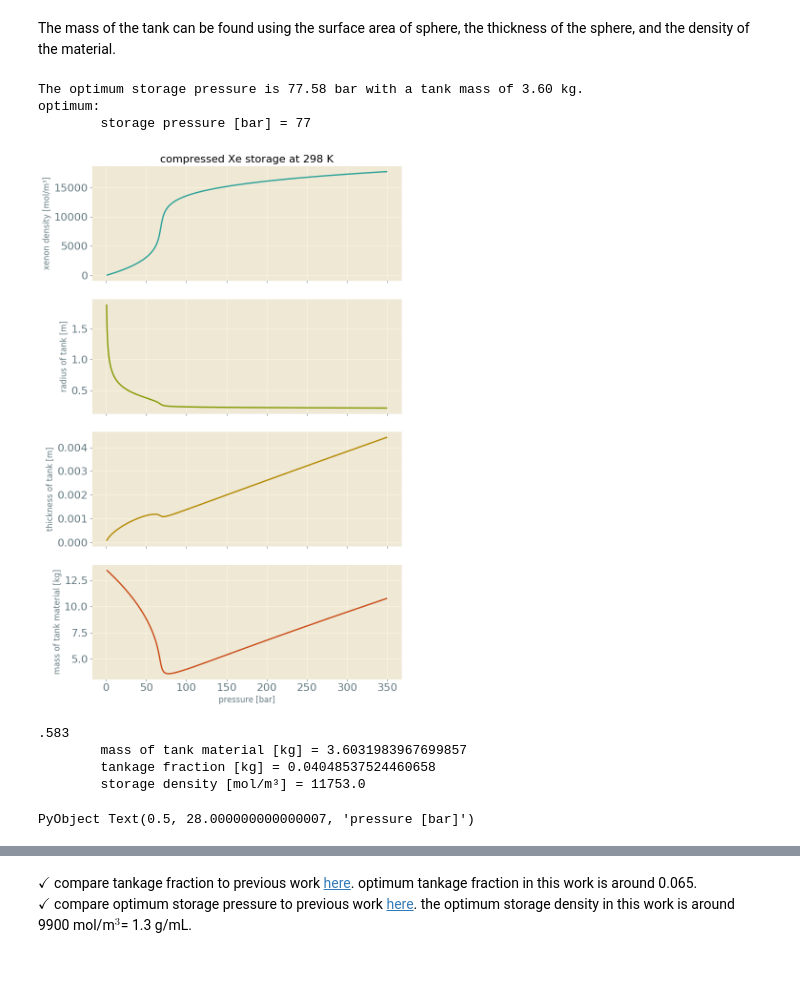
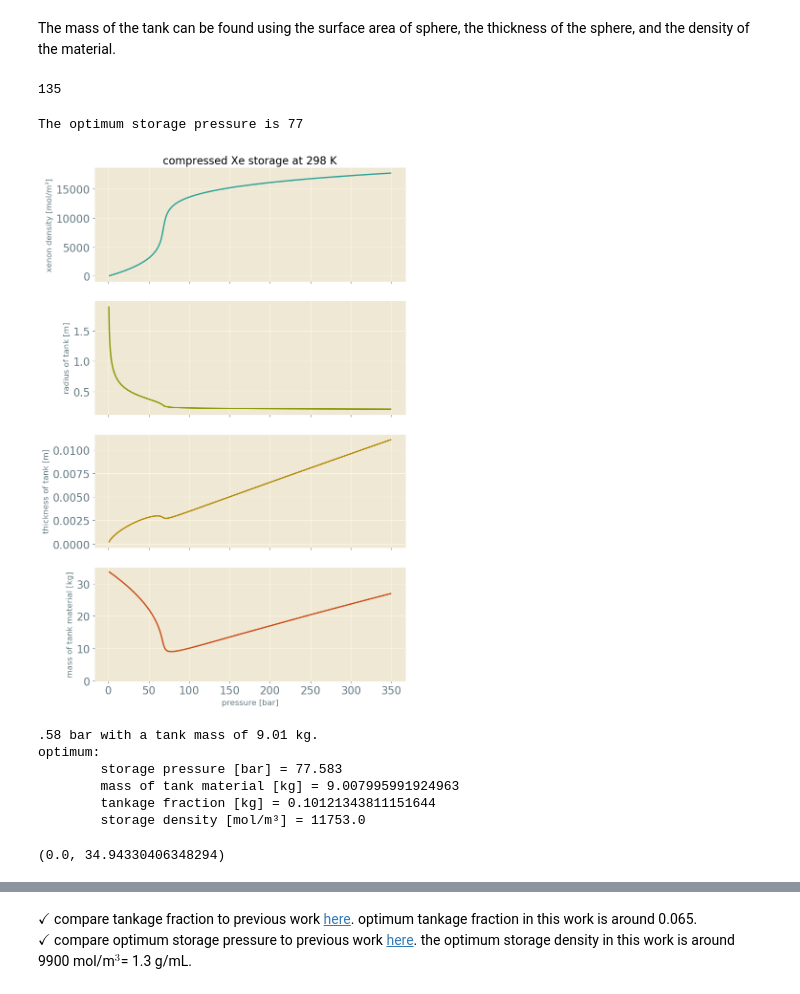
Before and after one commit to SimonEnsemble/PropellantStorage, a Jupyter notebook: Xe_Propellant_Storage.ipynb, the cells around one changed output, grey strips where cells are left out. Saved outputs shown, nothing was run; the diff lists cells and outputs as text; code cells hidden in the pictures.

```diff
--- a/Xe_Propellant_Storage.ipynb
+++ b/Xe_Propellant_Storage.ipynb
@@ -144,47 +160,52 @@ We apply the thin-walled tank stress model to obtain the minimum wall thickness
 # %%
-thickness_cxe_tank = pressures .* radius_cxe_tank / (2 * σ_tank_material); # tank wall thickness (m)
+const β = 2.5 # this is the saftey factor (unitless)
+thickness_cxe_tank = pressures .* radius_cxe_tank * β / (2 * σ_tank_material); # tank wall thickness (m)
 # %% [markdown]
 The mass of the tank can be found using the surface area of sphere, the thickness of the sphere, and the density of the material.
 # %%
 mass_cxe_tank_material = ρ_tank_material * 4 * π * radius_cxe_tank .^ 2 .* thickness_cxe_tank; # kg
+argmin_tank_mass = argmin(mass_cxe_tank_material) # find the index of the minimum value in the tank mass
+# %% [output]
+135
 # %%
-argmin_p_mass = argmin(mass_cxe_tank_material)
 @printf("The optimum storage pressure is %.2f bar with a tank mass of %.2f kg.\n",
-    pressures[argmin_p_mass],mass_cxe_tank_material[argmin_p_mass])
+    pressures[argmin_tank_mass],mass_cxe_tank_material[argmin_tank_mass])
 
 println("optimum: ")
-println("\tstorage pressure [bar] = ", pressures[argmin_p_mass])
-println("\tmass of tank material [kg] = ", mass_cxe_tank_material[argmin_p_mass])
-println("\ttankage fraction [kg] = ", mass_cxe_tank_material[argmin_p_mass] / mass_desired_xe_propellant)
-println("\tstorage density [mol/m³] = ", ρ_xe[argmin_p_mass])
+println("\tstorage pressure [bar] = ", pressures[argmin_tank_mass])
+println("\tmass of tank material [kg] = ", mass_cxe_tank_material[argmin_tank_mass])
+println("\ttankage fraction [kg] = ", mass_cxe_tank_material[argmin_tank_mass] / mass_desired_xe_propellant)
+println("\tstorage density [mol/m³] = ", ρ_xe[argmin_tank_mass])
 
 
 fig, axs = subplots(4, 1, figsize=(8, 12),
                     sharex=true, sharey=false, tight_layout=true)
 
 axs[1].plot(pressures, ρ_xe, color="C1")
 axs[1].set_ylabel("xenon density [mol/m³]")
 axs[1].set_title("compressed Xe storage at 298 K")
 
 axs[2].plot(pressures, radius_cxe_tank, color="C2")
 axs[2].set_ylabel("radius of tank [m]")
+# axs[2].ylim(ymin=0.0)
 
 axs[3].plot(pressures, thickness_cxe_tank, color="C3")
 axs[3].set_ylabel("thickness of tank [m]")
 # axs[3].axvline(x=xe_critical_pressure, linestyle="--", color="k", label="crit. pressure", lw=1)
 
 axs[4].plot(pressures, mass_cxe_tank_material, color="C4")
 axs[4].set_ylabel("mass of tank material [kg]")
 
 
 xlabel("pressure [bar]")
+ylim(ymin=0.0)
 # %% [output]
-The optimum storage pressure is 77.58 bar with a tank mass of 3.60 kg.
-optimum:
-        storage pressure [bar] = 77
+The optimum storage pressure is 77
-[figure, old version]
+[figure, new version]
-.583
-        mass of tank material [kg] = 3.6031983967699857
-        tankage fraction [kg] = 0.04048537524460658
+.58 bar with a tank mass of 9.01 kg.
+optimum:
+        storage pressure [bar] = 77.583
+        mass of tank material [kg] = 9.007995991924963
+        tankage fraction [kg] = 0.10121343811151644
         storage density [mol/m³] = 11753.0
-PyObject Text(0.5, 28.000000000000007, 'pressure [bar]')
+(0.0, 34.94330406348294)
```
Also changed, not shown: parts of 31 cells of this notebook.
